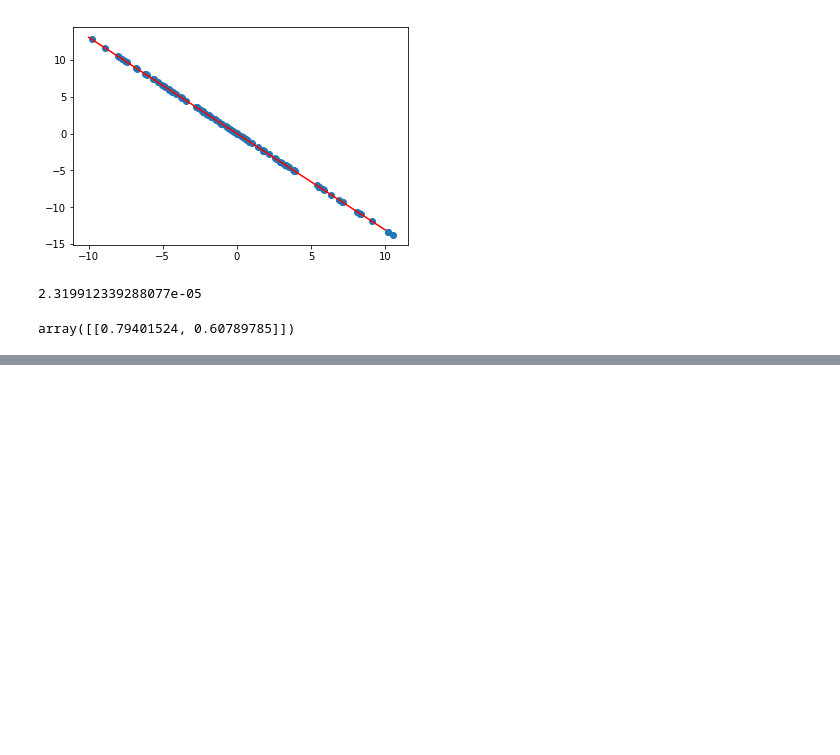
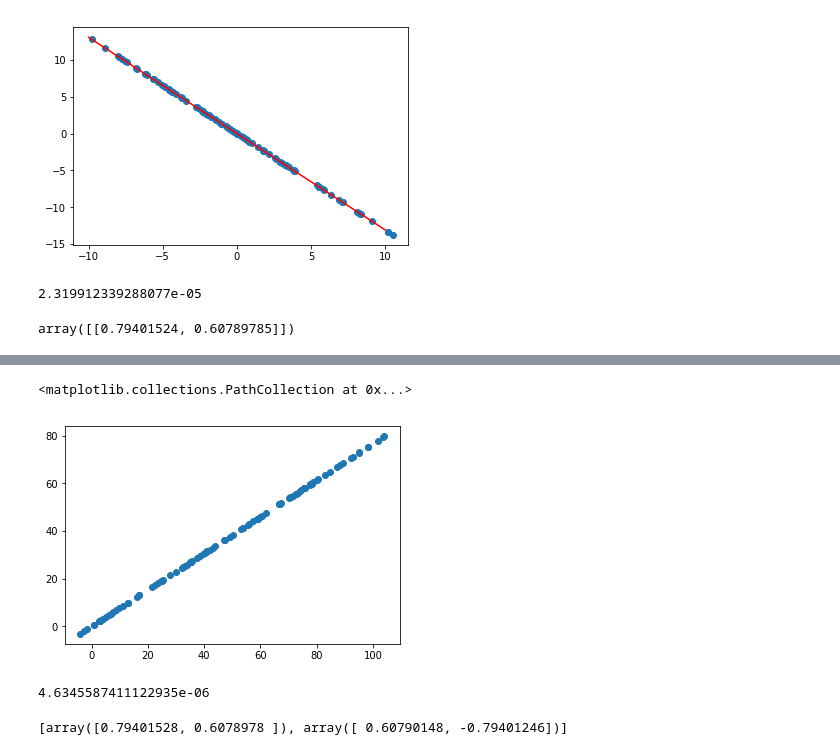
Before and after one commit to TobiasYin/MachineLearning, a Jupyter notebook: PCA.ipynb, the cells around one changed output, grey strips where cells are left out. Saved outputs shown, nothing was run; the diff lists cells and outputs as text; code cells hidden in the pictures; blank space fills up the shorter version.

```diff
--- a/PCA.ipynb
+++ b/PCA.ipynb
@@ -172,0 +180,5 @@ array([[0.79401524, 0.60789785]])
+# %%
+plt.scatter(X_m[:,0],X_m[:,1])
+# %% [output]
+<matplotlib.collections.PathCollection at 0x...>
+[figure, added]
@@ -172,0 +191,8 @@ array([[0.79401524, 0.60789785]])
+# %%
+pca.components_[0].dot(pca.components_[1])
+# %% [output]
+4.6345587411122935e-06
+# %%
+pca.components_
+# %% [output]
+[array([0.79401528, 0.6078978 ]), array([ 0.60790148, -0.79401246])]
```
Also changed, not shown: parts of 7 cells of this notebook, 2 other files.
